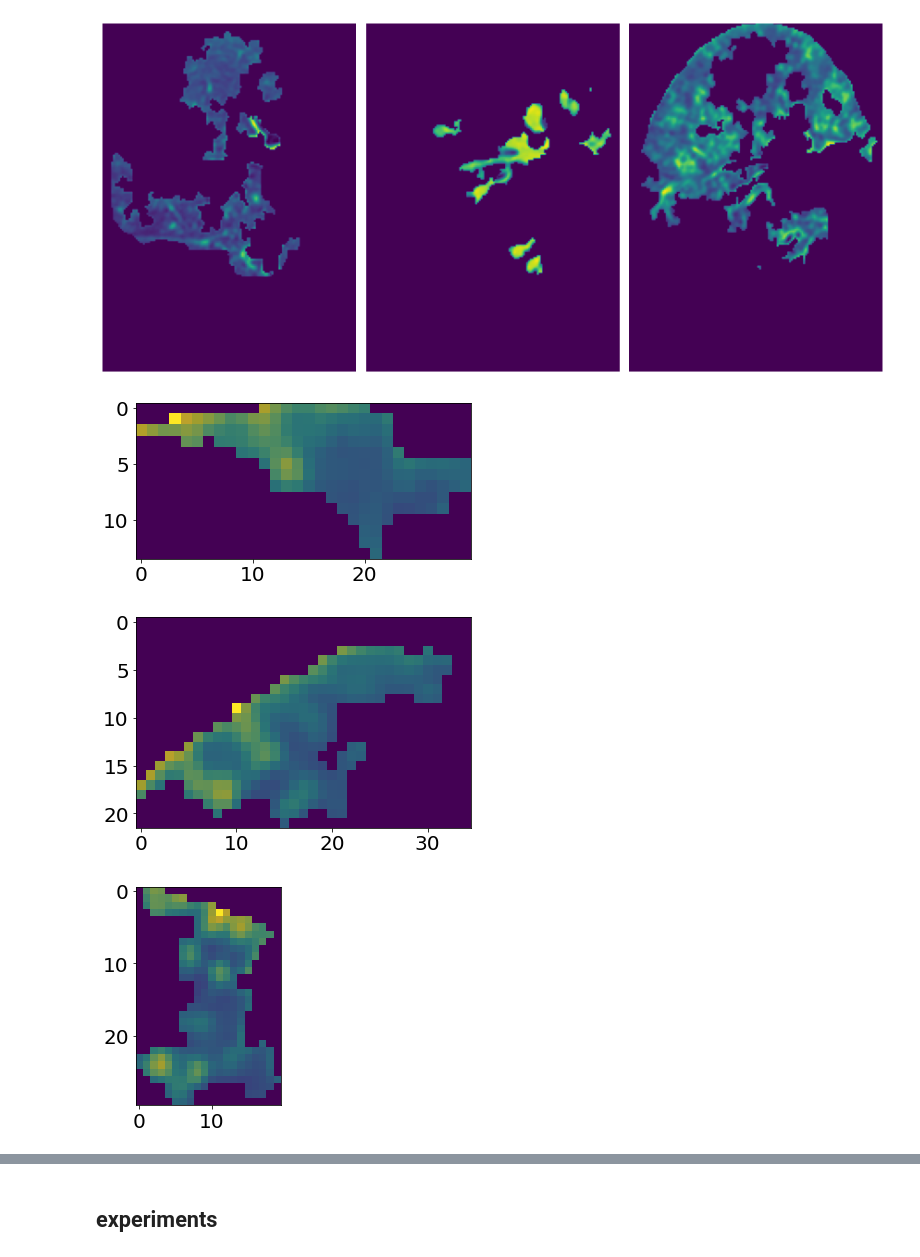
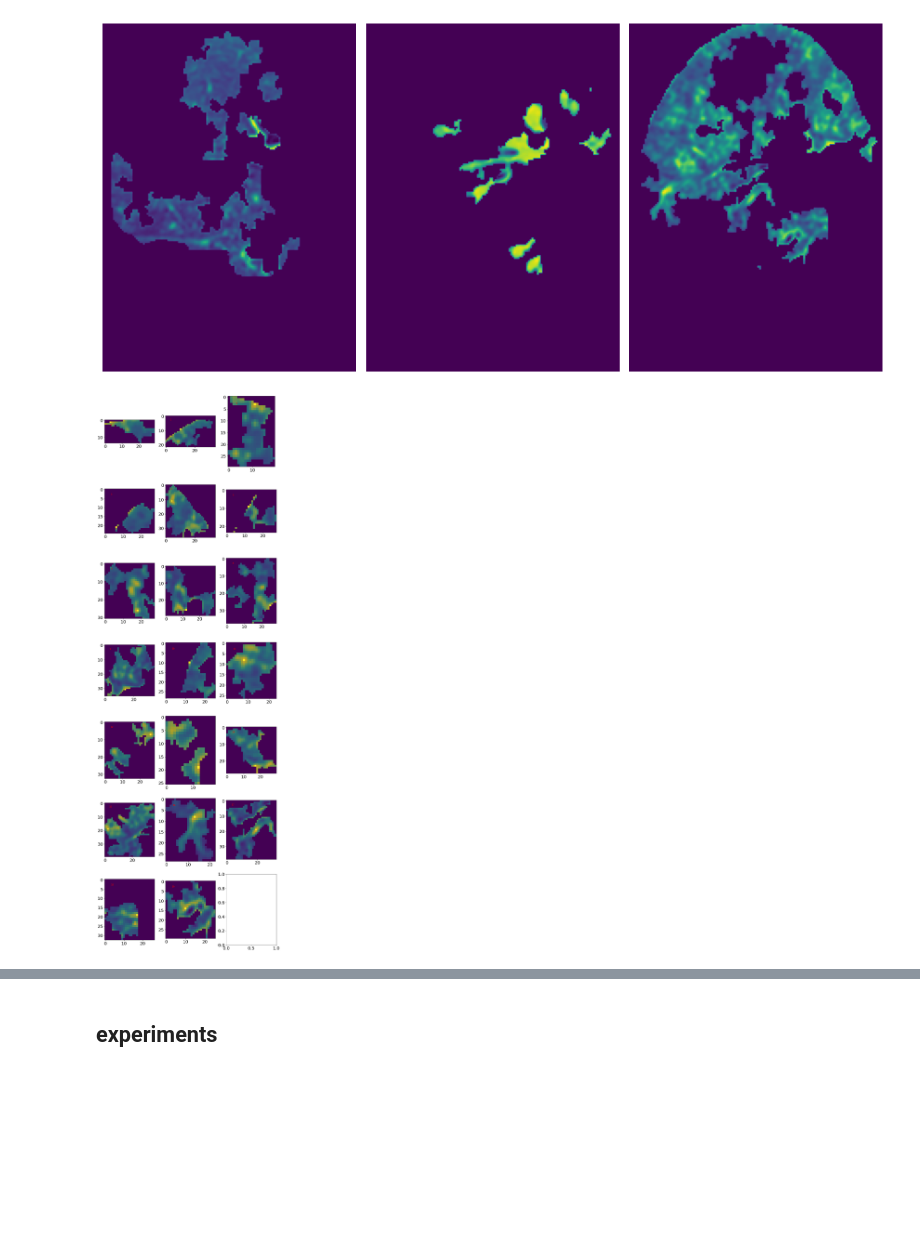
Before and after one commit to octaviomtz/nbdev_c19_synthesis, a Jupyter notebook: 03_index_experiments.ipynb, the cells around one changed output, grey strips where cells are left out. Cells and saved outputs as stored; diff of their text form; code cells hidden in the pictures; blank space fills up the shorter version.

```diff
--- a/03_index_experiments.ipynb
+++ b/03_index_experiments.ipynb
@@ -139,12 +191,12 @@ len(targets)
 21
 [figure]
 # %%
+fig, ax = plt.subplots(7,3,figsize=(12,36))
 for idx, (i,j) in enumerate(zip(targets,seeds)):
-  if idx == 3: break
-  plt.figure()
-  plt.imshow(i[...,0])
-  plt.imshow(j, alpha=.3)
+  if idx == 20: break
+  ax.flat[idx].imshow(i[...,0])
+  ax.flat[idx].imshow(j, alpha=.3)
+  ax.flat[idx].text(3,3,idx,c='r')
+fig.tight_layout()
 # %% [output]
-[figure, old version]
+[figure, new version]
-[figure, removed]
-[figure, removed]
```
Also changed, not shown: parts of 25 cells of this notebook, 8 other files.
